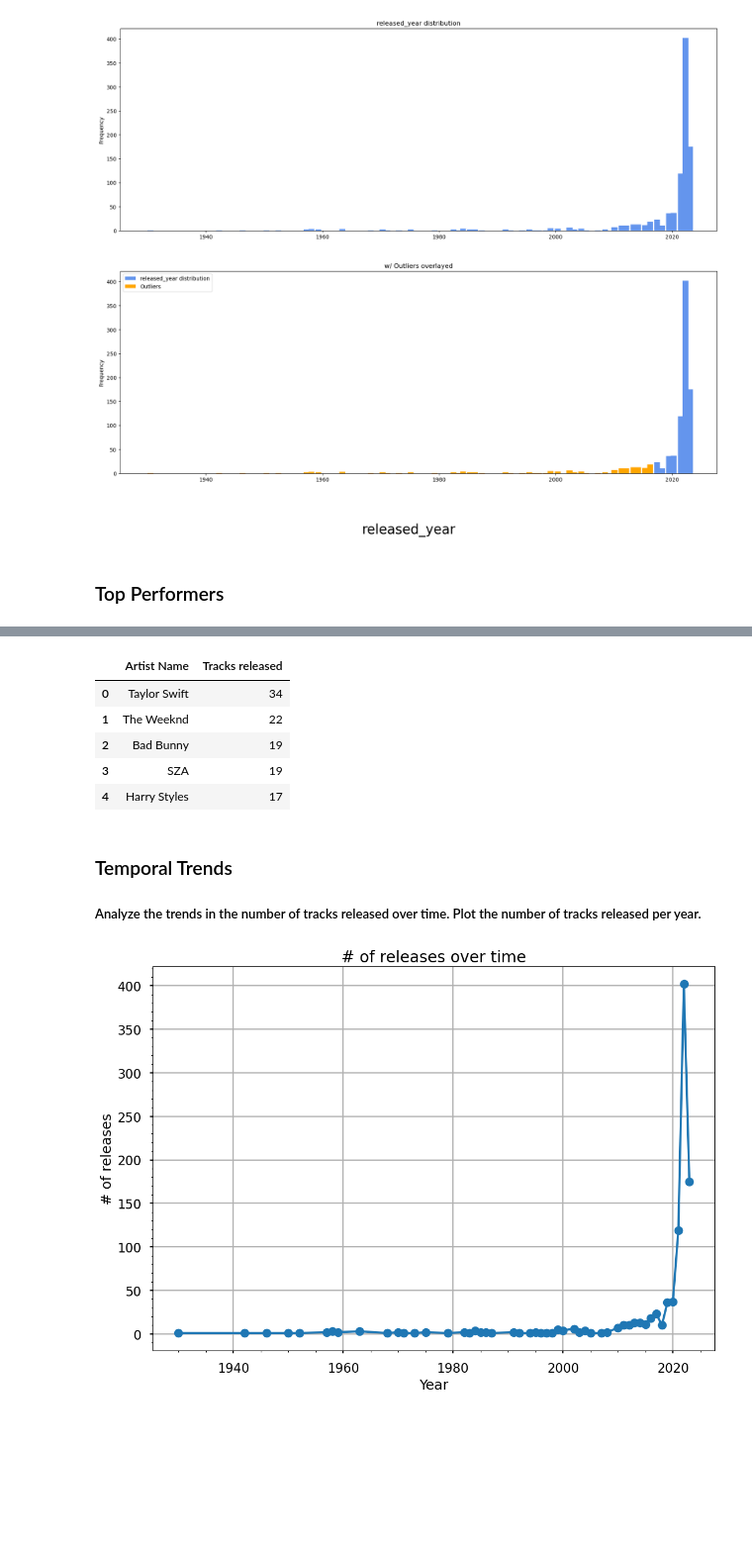
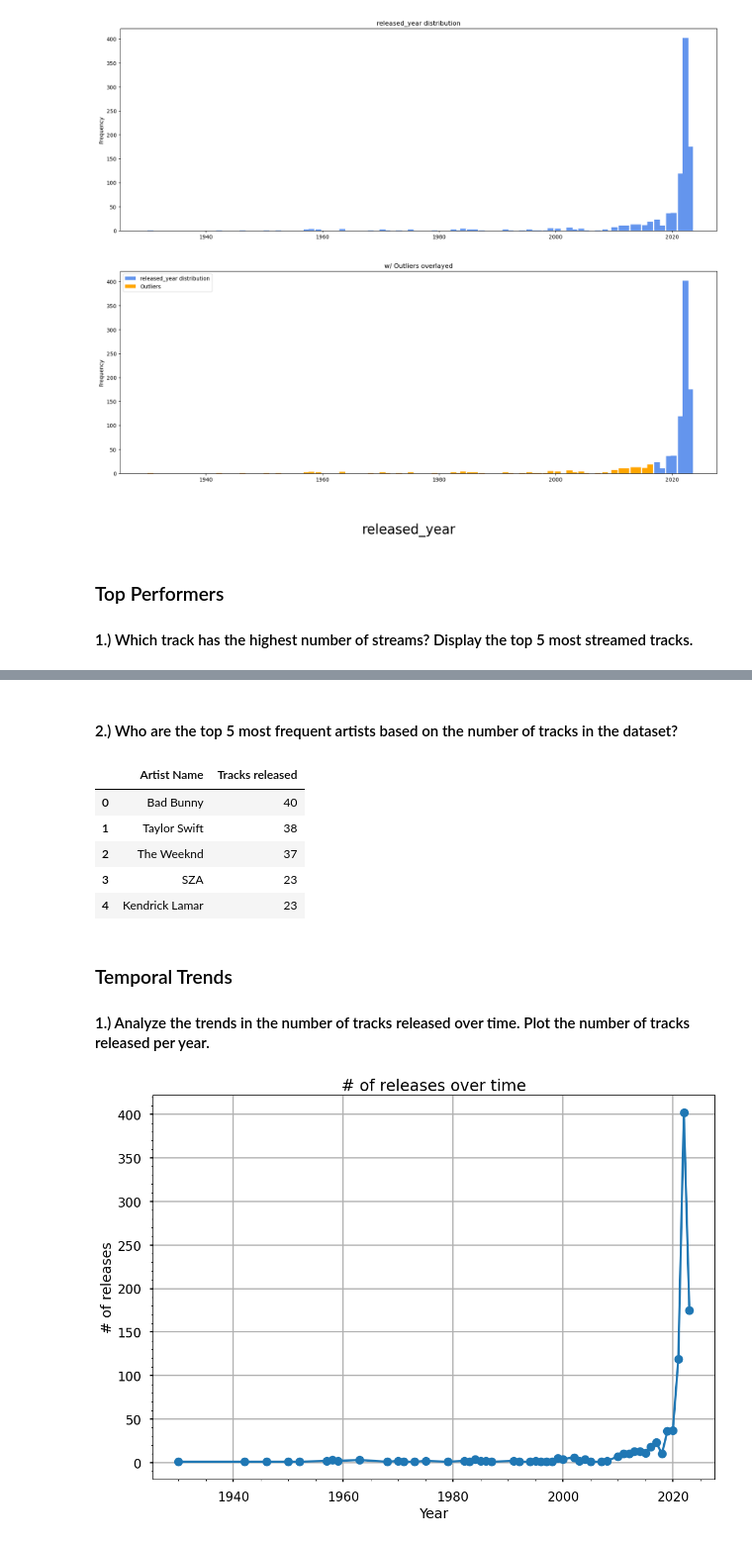
Before and after one commit to krlsbrre/Spotify-Data-Analysis, a Jupyter notebook: SPOTIFY.ipynb, the cells around one changed output, grey strips where cells are left out. Shown at 99% size. Drawn from its saved outputs; the diff is of its cells as text; code cells hidden in the pictures; blank space fills up the shorter version.

```diff
--- a/SPOTIFY.ipynb
+++ b/SPOTIFY.ipynb
@@ -139,6 +162,7 @@ Outlier ranges from 1930 to 2016
 [figure]
 # %% [markdown]
 ### Top Performers
+#### 1.) Which track has the highest number of streams? Display the top 5 most streamed tracks.
 # %%
 # Get the top 5 rows with the highest 'streams' values
 top5streams = spotifyc.nlargest(5, 'streams')
@@ -150,25 +174,26 @@ top5streams
 | 86 | Someone You Loved | Lewis Capaldi | 1 | 2018 | 11 | 8 | ... |
 | 620 | Dance Monkey | Tones and I | 1 | 2019 | 5 | 10 | ... |
 | 41 | Sunflower - Spider-Man: Into the ... | Post Malone, Swae Lee | 2 | 2018 | 10 | 9 | ... |
+# %% [markdown]
+#### 2.) Who are the top 5 most frequent artists based on the number of tracks in the dataset?
 # %%
-# Uses value_counts() function as a frequency count for the artist with the most released tracks
-top5artist = spotify['artist(s)_name'].value_counts()[:5]
-
-# Stores the top5artist variable into a DataFrame and then uses reset_index() to remove the artist(s)_name from the index and seperate it independently via a column
-t5adf = pd.DataFrame(top5artist).reset_index()
+# Uses value_counts() function as a frequency count for the artist with the most released tracks including tracks with multiple artists
+top5artist = spotify['artist(s)_name'].str.split(", ").explode().value_counts().reset_index()[:5]
 
 # renames the first column and second column for better readability
-t5adf.rename(columns={"artist(s)_name":"Artist Name","count": "Tracks released"})
+top5artist = top5artist.rename(columns={"artist(s)_name":"Artist Name","count": "Tracks released"})
+
+top5artist
 # %% [output]
 |  | Artist Name | Tracks released |
-| 0 | Taylor Swift | 34 |
-| 1 | The Weeknd | 22 |
-| 2 | Bad Bunny | 19 |
-| 3 | SZA | 19 |
-| 4 | Harry Styles | 17 |
+| 0 | Bad Bunny | 40 |
+| 1 | Taylor Swift | 38 |
+| 2 | The Weeknd | 37 |
+| 3 | SZA | 23 |
+| 4 | Kendrick Lamar | 23 |
 # %% [markdown]
 ### Temporal Trends
-##### Analyze the trends in the number of tracks released over time. Plot the number of tracks released per year.
+#### 1.) Analyze the trends in the number of tracks released over time. Plot the number of tracks released per year.
 # %%
 def temptrends(df, date):
 
```
Also changed, not shown: parts of 31 cells of this notebook.
